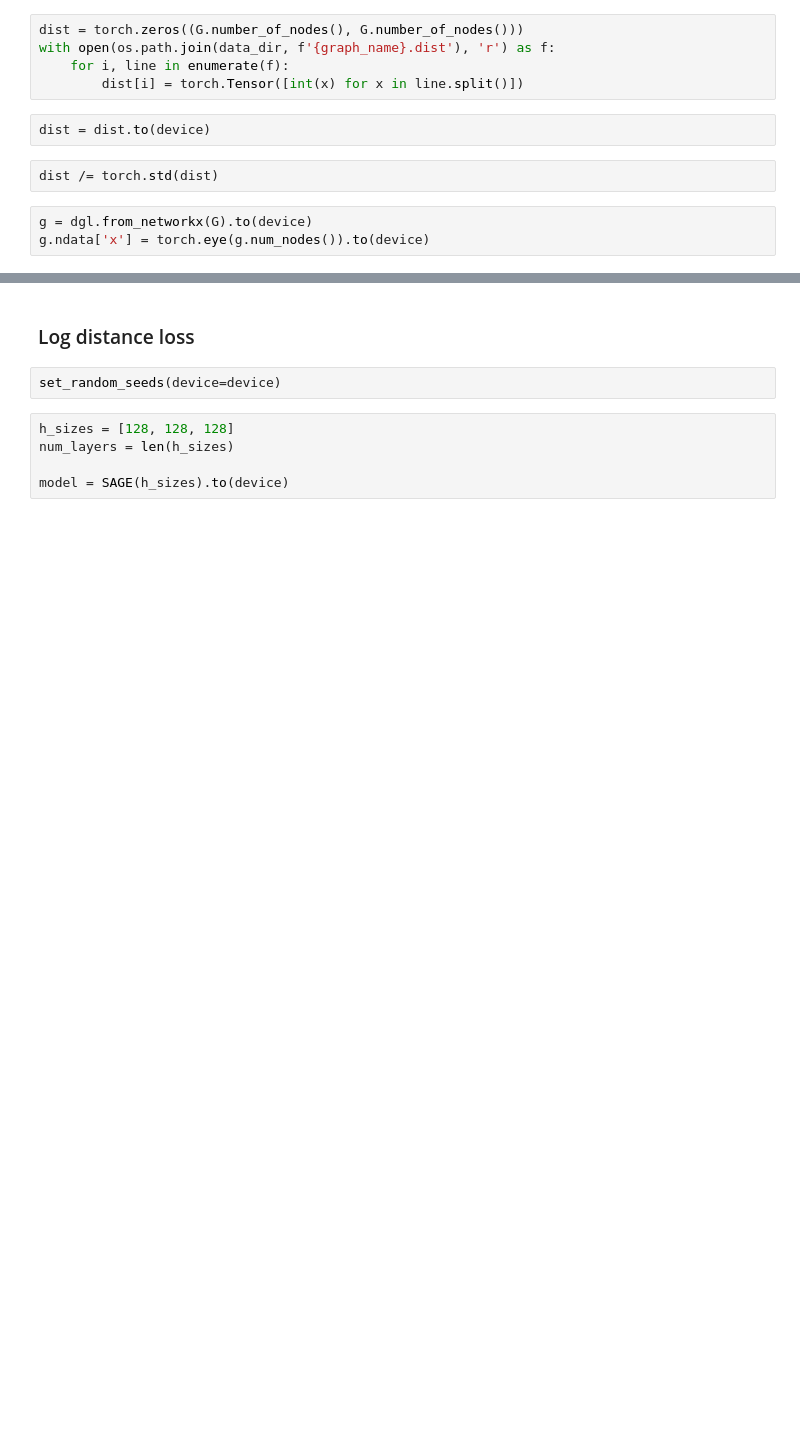
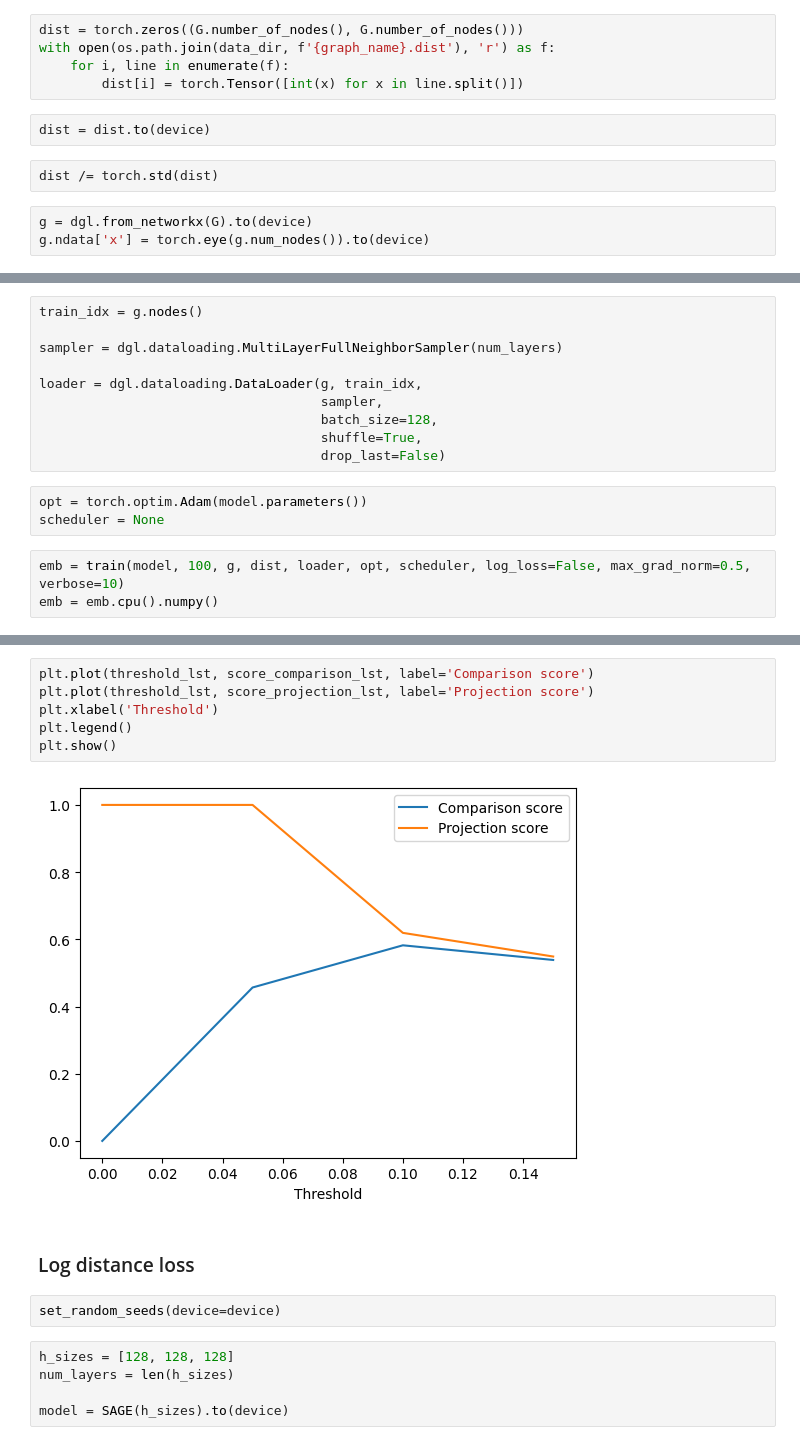
Before and after one commit to realfolkcode/fast-network-convexity, a Jupyter notebook: fast_network_convexity_dev.ipynb, the cells around one changed output, grey strips where cells are left out. Drawn from its saved outputs; the diff is of its cells as text; blank space fills up the shorter version.

```diff
--- a/fast_network_convexity_dev.ipynb
+++ b/fast_network_convexity_dev.ipynb
@@ -1451,0 +1461,16 @@ g.ndata['x'] = torch.eye(g.num_nodes()).to(device)
+# %%
+train_idx = g.nodes()
+
+sampler = dgl.dataloading.MultiLayerFullNeighborSampler(num_layers)
+
+loader = dgl.dataloading.DataLoader(g, train_idx,
+                                    sampler,
+                                    batch_size=128,
+                                    shuffle=True,
+                                    drop_last=False)
+# %%
+opt = torch.optim.Adam(model.parameters())
+scheduler = None
+# %%
+emb = train(model, 100, g, dist, loader, opt, scheduler, log_loss=False, max_grad_norm=0.5, verbose=10)
+emb = emb.cpu().numpy()
@@ -1452,3 +1520,11 @@ g.ndata['x'] = torch.eye(g.num_nodes()).to(device)
+# %%
+plt.plot(threshold_lst, score_comparison_lst, label='Comparison score')
+plt.plot(threshold_lst, score_projection_lst, label='Projection score')
+plt.xlabel('Threshold')
+plt.legend()
+plt.show()
+# %% [output]
+[figure, added]
 # %% [markdown]
 ### Log distance loss
 # %%
```
Also changed, not shown: parts of 16 cells of this notebook.
